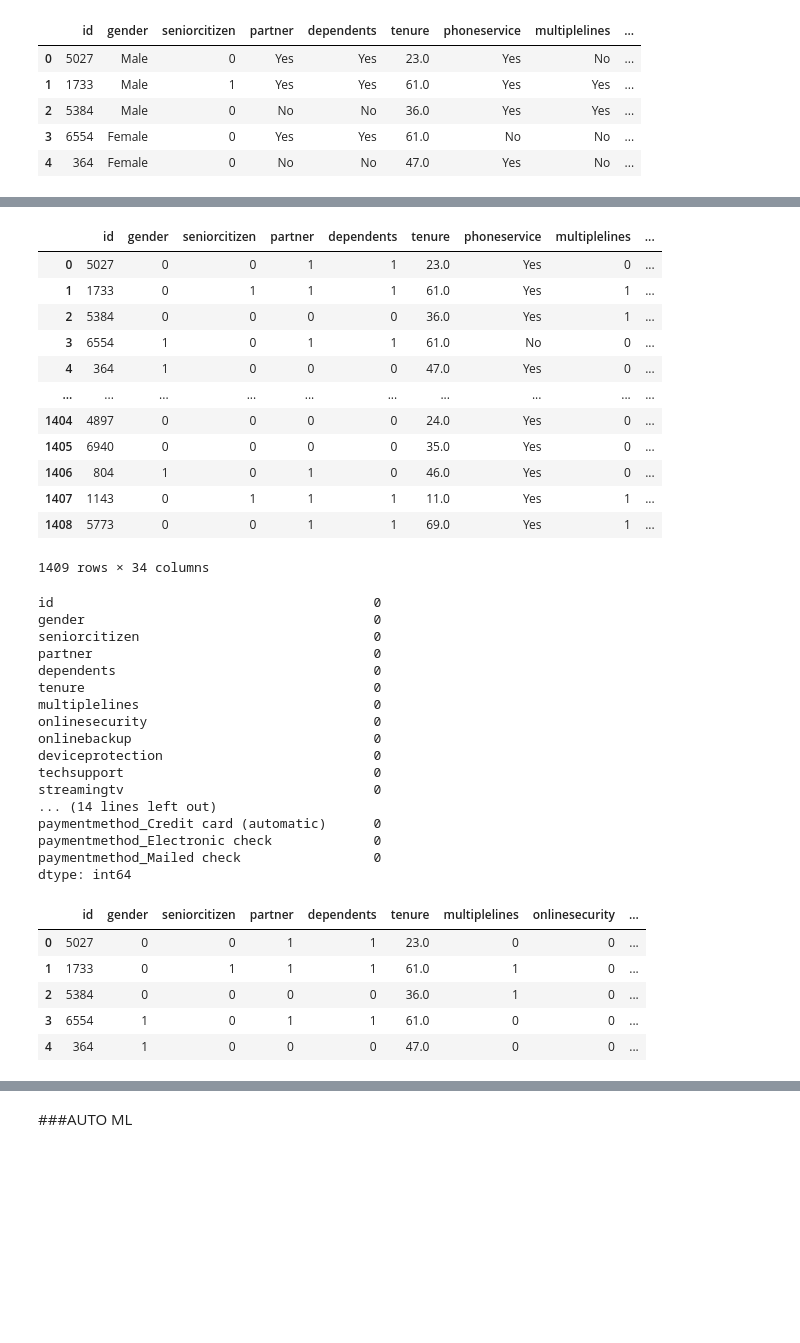
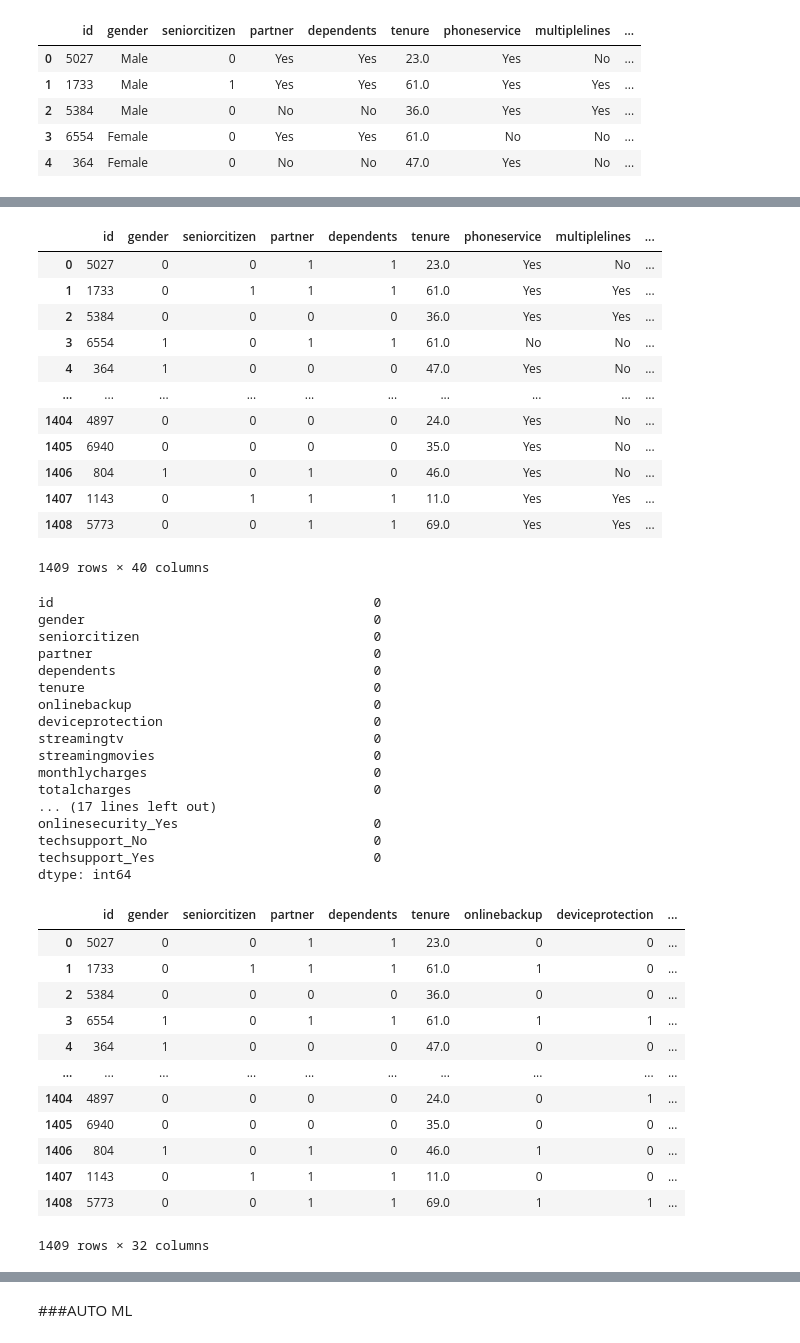
Before and after one commit to jjefferson2006/DSWP_JJ_altera, a Jupyter notebook: desafio_analise_5_ordenado.ipynb, the cells around one changed output, grey strips where cells are left out. Drawn from its saved outputs; the diff is of its cells as text; code cells hidden in the pictures; blank space fills up the shorter version.

```diff
--- a/desafio_analise_5_ordenado.ipynb
+++ b/desafio_analise_5_ordenado.ipynb
@@ -338,7 +338,7 @@ Name: paymentmethod, dtype: int64
 # %% [markdown]
 ###train: pay depent
 # %%
-df_churn_train['paymentmethod'].fillna('Mailed check', inplace=True)
+df_churn_train['paymentmethod'].fillna('Electronic check', inplace=True)
 df_churn_train['dependents'].fillna('No', inplace=True)
 # %%
 df_churn_train['totalcharges'] = df_churn_train['totalcharges'].str.replace(',', '.')
@@ -741,15 +863,15 @@ df_churn_test.gender.replace(['Female', 'Male'], [1, 0], inplace=True)
 df_churn_test.partner.replace(['Yes', 'No'], [1, 0], inplace=True)
 df_churn_test.dependents.replace(['Yes', 'No'], [1, 0], inplace=True)
 # %%
-df_churn_test.multiplelines.replace(['No', 'Yes'], [0,1], inplace=True)
-df_churn_test.onlinesecurity.replace(['No', 'Yes'], [0,1], inplace=True)
+#df_churn_test.multiplelines.replace(['No', 'Yes'], [0,1], inplace=True)
+#df_churn_test.onlinesecurity.replace(['No', 'Yes'], [0,1], inplace=True)
 df_churn_test.onlinebackup.replace(['No', 'Yes'], [0,1], inplace=True)
 df_churn_test.deviceprotection.replace(['No', 'Yes'], [0,1], inplace=True)
-df_churn_test.techsupport.replace(['No', 'Yes'], [0,1], inplace=True)
+#df_churn_test.techsupport.replace(['No', 'Yes'], [0,1], inplace=True)
 df_churn_test.streamingtv.replace(['No', 'Yes'], [0,1], inplace=True)
 df_churn_test.streamingmovies.replace(['No', 'Yes'], [0,1], inplace=True)
 # %%
-dummy_t=pd.get_dummies(df_churn_test[['phoneservice','internetservice','contract','paperlessbilling','paymentmethod']])
+dummy_t=pd.get_dummies(df_churn_test[['phoneservice','internetservice','contract','paperlessbilling','paymentmethod','multiplelines', 'onlinesecurity', 'techsupport']])
 dummy_t
 # %% [output]
 |  | phoneservice_No | phoneservice_Yes | internetservice_DSL | internetservice_Fiber optic | internetservice_No | ... |
@@ -770,20 +892,20 @@ df_test_dumy=pd.concat([df_churn_test,dummy_t],axis=1)
 df_test_dumy
 # %% [output]
 |  | id | gender | seniorcitizen | partner | dependents | tenure | phoneservice | multiplelines | ... |
-| 0 | 5027 | 0 | 0 | 1 | 1 | 23.0 | Yes | 0 | ... |
-| 1 | 1733 | 0 | 1 | 1 | 1 | 61.0 | Yes | 1 | ... |
-| 2 | 5384 | 0 | 0 | 0 | 0 | 36.0 | Yes | 1 | ... |
-| 3 | 6554 | 1 | 0 | 1 | 1 | 61.0 | No | 0 | ... |
-| 4 | 364 | 1 | 0 | 0 | 0 | 47.0 | Yes | 0 | ... |
+| 0 | 5027 | 0 | 0 | 1 | 1 | 23.0 | Yes | No | ... |
+| 1 | 1733 | 0 | 1 | 1 | 1 | 61.0 | Yes | Yes | ... |
+| 2 | 5384 | 0 | 0 | 0 | 0 | 36.0 | Yes | Yes | ... |
+| 3 | 6554 | 1 | 0 | 1 | 1 | 61.0 | No | No | ... |
+| 4 | 364 | 1 | 0 | 0 | 0 | 47.0 | Yes | No | ... |
 | ... | ... | ... | ... | ... | ... | ... | ... | ... | ... |
-| 1404 | 4897 | 0 | 0 | 0 | 0 | 24.0 | Yes | 0 | ... |
-| 1405 | 6940 | 0 | 0 | 0 | 0 | 35.0 | Yes | 0 | ... |
-| 1406 | 804 | 1 | 0 | 1 | 0 | 46.0 | Yes | 0 | ... |
-| 1407 | 1143 | 0 | 1 | 1 | 1 | 11.0 | Yes | 1 | ... |
-| 1408 | 5773 | 0 | 0 | 1 | 1 | 69.0 | Yes | 1 | ... |
+| 1404 | 4897 | 0 | 0 | 0 | 0 | 24.0 | Yes | No | ... |
+| 1405 | 6940 | 0 | 0 | 0 | 0 | 35.0 | Yes | No | ... |
+| 1406 | 804 | 1 | 0 | 1 | 0 | 46.0 | Yes | No | ... |
+| 1407 | 1143 | 0 | 1 | 1 | 1 | 11.0 | Yes | Yes | ... |
+| 1408 | 5773 | 0 | 0 | 1 | 1 | 69.0 | Yes | Yes | ... |
-1409 rows × 34 columns
+1409 rows × 40 columns
 # %%
-df_test_dumy.drop(columns=['phoneservice','internetservice','contract','paperlessbilling','paymentmethod'], inplace = True)
+df_test_dumy.drop(columns=['phoneservice','internetservice','contract','paperlessbilling','paymentmethod','multiplelines', 'onlinesecurity', 'techsupport'], inplace = True)
 # %%
 df_test_dumy.isna().sum()
 # %% [output]
@@ -793,26 +915,33 @@ seniorcitizen                              0
 partner                                    0
 dependents                                 0
 tenure                                     0
-multiplelines                              0
-onlinesecurity                             0
 onlinebackup                               0
 deviceprotection                           0
-techsupport                                0
 streamingtv                                0
-... (14 lines left out)
-paymentmethod_Credit card (automatic)      0
-paymentmethod_Electronic check             0
-paymentmethod_Mailed check                 0
+streamingmovies                            0
+monthlycharges                             0
+totalcharges                               0
+... (17 lines left out)
+onlinesecurity_Yes                         0
+techsupport_No                             0
+techsupport_Yes                            0
 dtype: int64
 # %%
-df_test_dumy.head()
+df_test_dumy
 # %% [output]
-|  | id | gender | seniorcitizen | partner | dependents | tenure | multiplelines | onlinesecurity | ... |
+|  | id | gender | seniorcitizen | partner | dependents | tenure | onlinebackup | deviceprotection | ... |
 | 0 | 5027 | 0 | 0 | 1 | 1 | 23.0 | 0 | 0 | ... |
 | 1 | 1733 | 0 | 1 | 1 | 1 | 61.0 | 1 | 0 | ... |
-| 2 | 5384 | 0 | 0 | 0 | 0 | 36.0 | 1 | 0 | ... |
-| 3 | 6554 | 1 | 0 | 1 | 1 | 61.0 | 0 | 0 | ... |
+| 2 | 5384 | 0 | 0 | 0 | 0 | 36.0 | 0 | 0 | ... |
+| 3 | 6554 | 1 | 0 | 1 | 1 | 61.0 | 1 | 1 | ... |
 | 4 | 364 | 1 | 0 | 0 | 0 | 47.0 | 0 | 0 | ... |
+| ... | ... | ... | ... | ... | ... | ... | ... | ... | ... |
+| 1404 | 4897 | 0 | 0 | 0 | 0 | 24.0 | 0 | 1 | ... |
+| 1405 | 6940 | 0 | 0 | 0 | 0 | 35.0 | 0 | 0 | ... |
+| 1406 | 804 | 1 | 0 | 1 | 0 | 46.0 | 1 | 0 | ... |
+| 1407 | 1143 | 0 | 1 | 1 | 1 | 11.0 | 0 | 0 | ... |
+| 1408 | 5773 | 0 | 0 | 1 | 1 | 69.0 | 1 | 1 | ... |
+1409 rows × 32 columns
 # %%
 '''df_test_dumy.drop(columns=['id', 'gender', 'partner', 'dependents', 'tenure', 'multiplelines', 'onlinebackup',
                             'deviceprotection', 'techsupport', 'streamingtv', 'monthlycharges', 'totalcharges',
```
Also changed, not shown: parts of 67 cells of this notebook.
